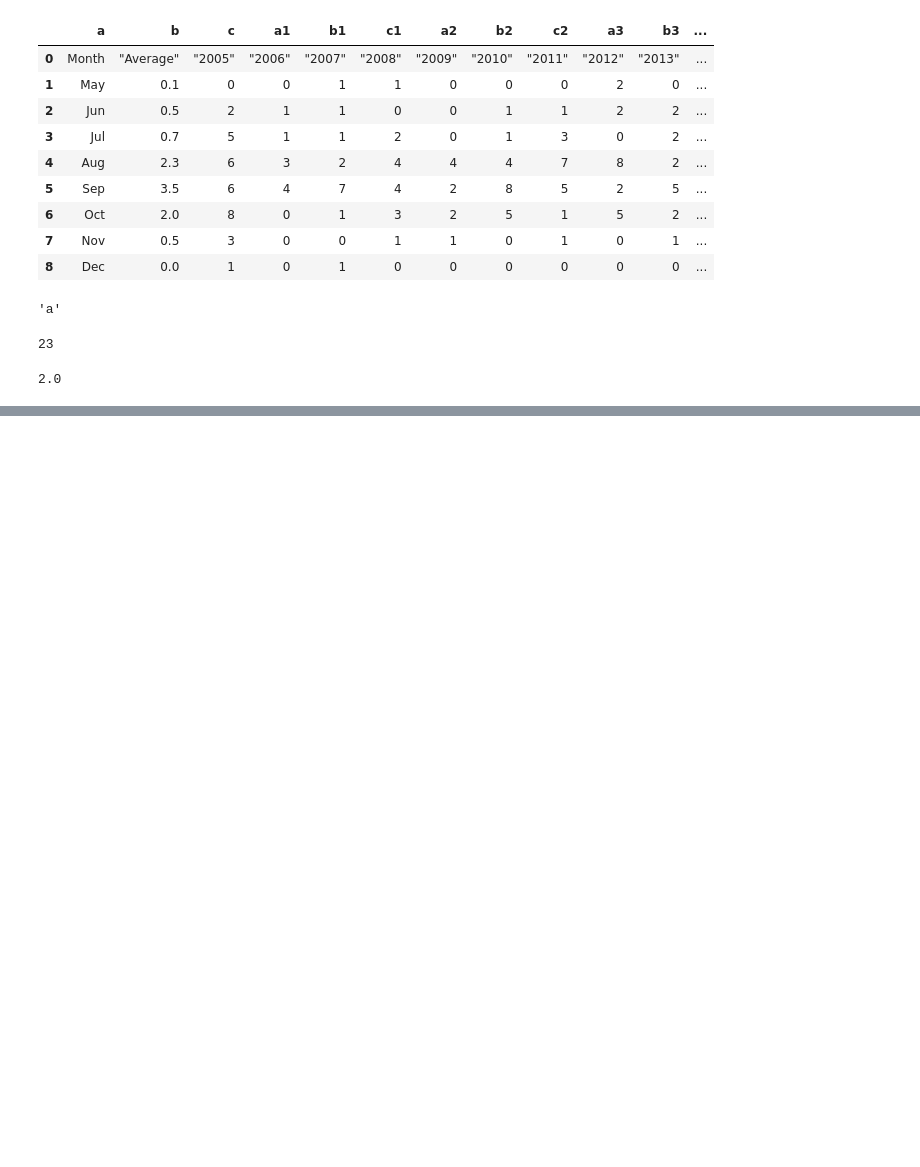
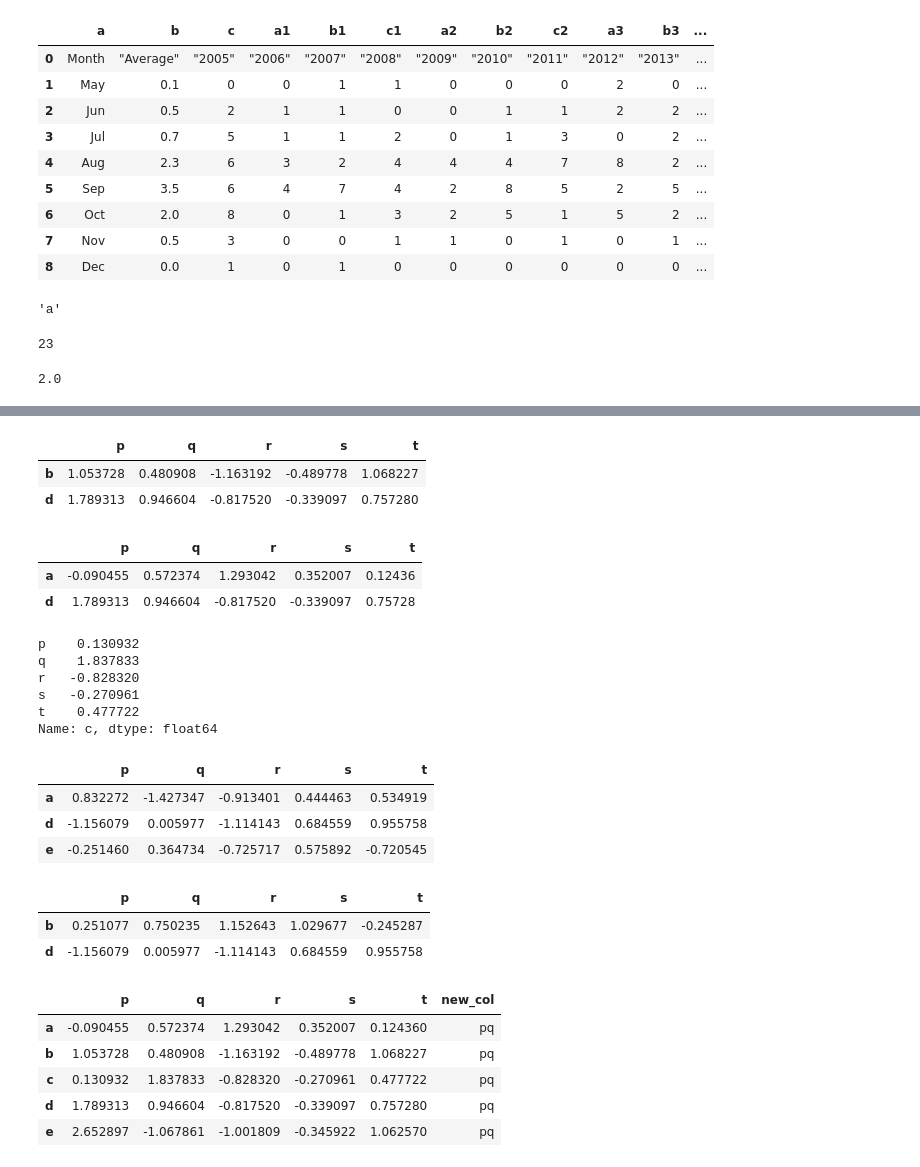
Before and after one commit to Prab1234/assignments, a Jupyter notebook: normal practise1.ipynb, the cells around one changed output, grey strips where cells are left out. Drawn from its saved outputs; the diff is of its cells as text; code cells hidden in the pictures; blank space fills up the shorter version.

```diff
--- a/normal practise1.ipynb
+++ b/normal practise1.ipynb
@@ -1538,0 +1551,2 @@ s3[0]
+# %%
+l=pd.DataFrame(rn(5,5),index=['a','b','c','d','e'],columns=['p','q','r','s','t'])
@@ -1538,0 +1562,45 @@ s3[0]
+# %%
+l.iloc[1:4:2]
+# %% [output]
+|  | p | q | r | s | t |
+| b | 1.053728 | 0.480908 | -1.163192 | -0.489778 | 1.068227 |
+| d | 1.789313 | 0.946604 | -0.817520 | -0.339097 | 0.757280 |
+# %%
+l.iloc[[0,3]]
+# %% [output]
+|  | p | q | r | s | t |
+| a | -0.090455 | 0.572374 | 1.293042 | 0.352007 | 0.12436 |
+| d | 1.789313 | 0.946604 | -0.817520 | -0.339097 | 0.75728 |
+# %%
+l.loc['c']
+# %% [output]
+p    0.130932
+q    1.837833
+r   -0.828320
+s   -0.270961
+t    0.477722
+Name: c, dtype: float64
+# %%
+l.loc[['a','d','e']]
+# %% [output]
+|  | p | q | r | s | t |
+| a | 0.832272 | -1.427347 | -0.913401 | 0.444463 | 0.534919 |
+| d | -1.156079 | 0.005977 | -1.114143 | 0.684559 | 0.955758 |
+| e | -0.251460 | 0.364734 | -0.725717 | 0.575892 | -0.720545 |
+# %%
+l.loc['b':'e':2]
+# %% [output]
+|  | p | q | r | s | t |
+| b | 0.251077 | 0.750235 | 1.152643 | 1.029677 | -0.245287 |
+| d | -1.156079 | 0.005977 | -1.114143 | 0.684559 | 0.955758 |
+# %%
+l['new_col']='p' + 'q'
+# %%
+l
+# %% [output]
+|  | p | q | r | s | t | new_col |
+| a | -0.090455 | 0.572374 | 1.293042 | 0.352007 | 0.124360 | pq |
+| b | 1.053728 | 0.480908 | -1.163192 | -0.489778 | 1.068227 | pq |
+| c | 0.130932 | 1.837833 | -0.828320 | -0.270961 | 0.477722 | pq |
+| d | 1.789313 | 0.946604 | -0.817520 | -0.339097 | 0.757280 | pq |
+| e | 2.652897 | -1.067861 | -1.001809 | -0.345922 | 1.062570 | pq |
```
Also changed, not shown: parts of 48 cells of this notebook.
